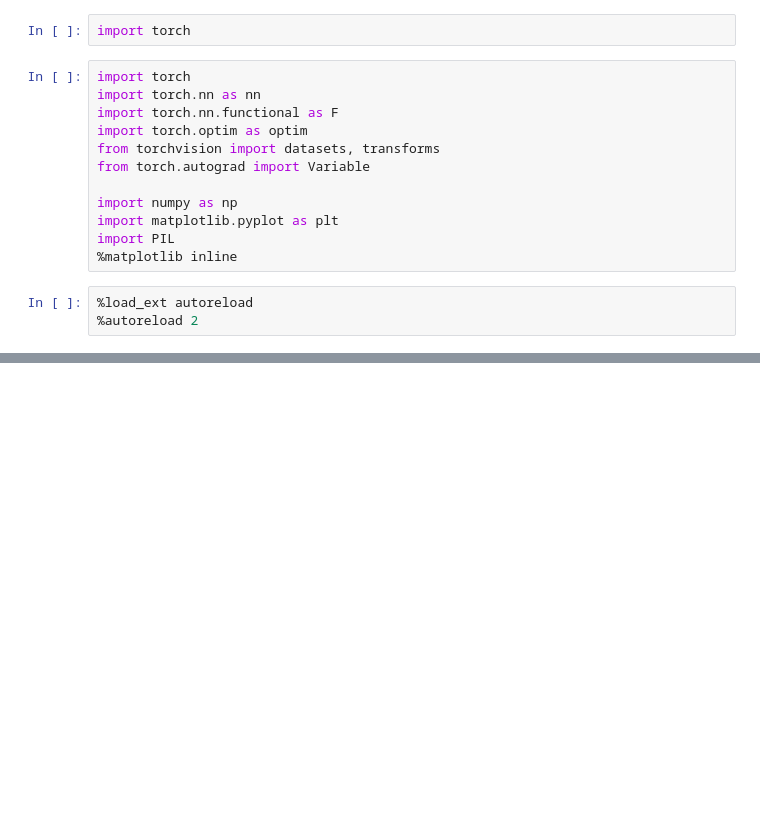
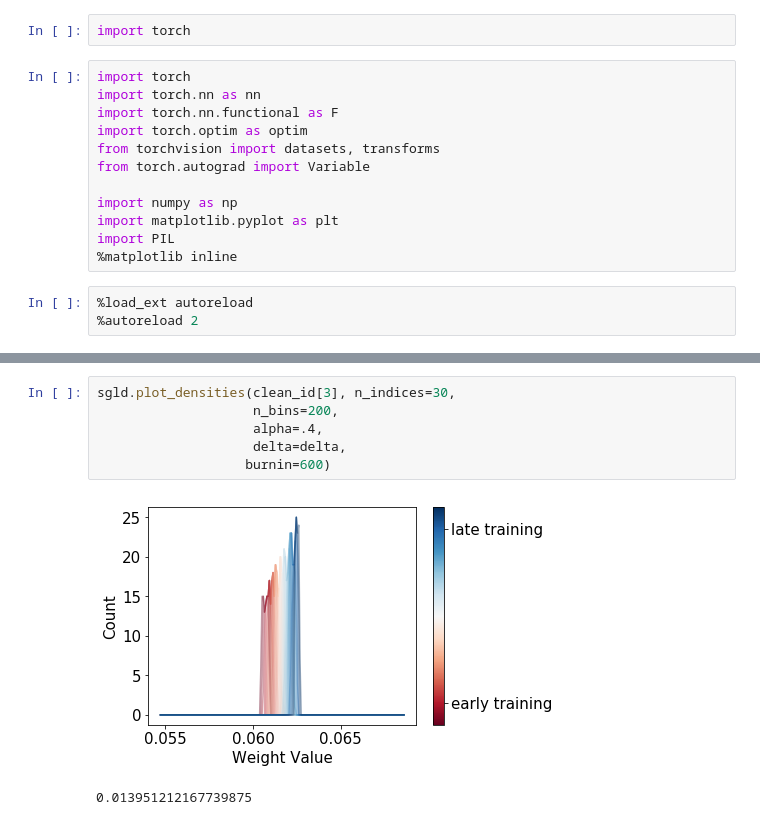
Before and after one commit to henripal/sgld, a Jupyter notebook: nbs/mnist.ipynb, the cells around one changed output, grey strips where cells are left out. Cells and saved outputs as stored; diff of their text form; blank space fills up the shorter version.

```diff
--- a/nbs/mnist.ipynb
+++ b/nbs/mnist.ipynb
@@ -95,0 +73,9 @@ plt.legend()
+# %%
+sgld.plot_densities(clean_id[3], n_indices=30,
+                    n_bins=200,
+                    alpha=.4,
+                    delta=delta,
+                   burnin=600)
+# %% [output]
+[figure, added]
+0.013951212167739875
```
Also changed, not shown: parts of 31 cells of this notebook, 5 other files.
